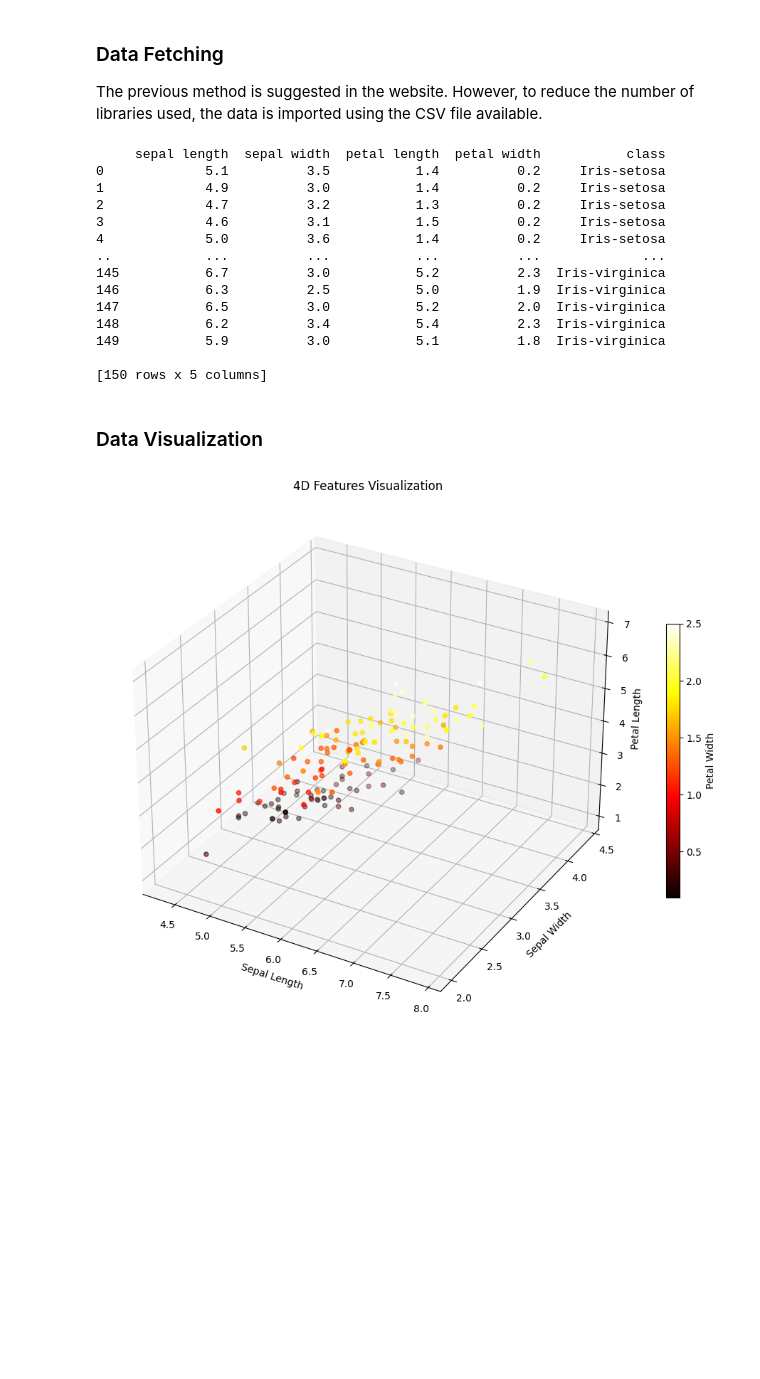
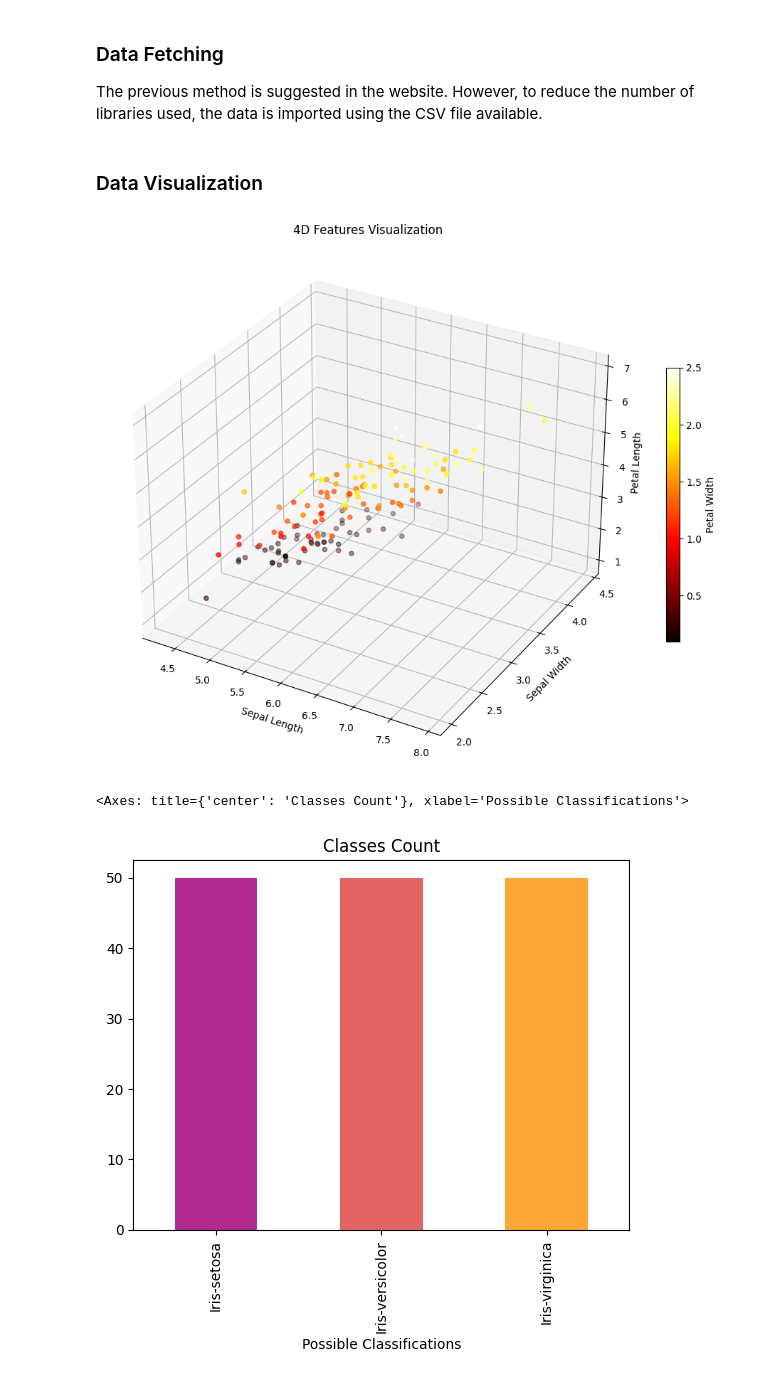
Before and after one commit to davidterroso/IrisClassifcation, a Jupyter notebook: IrisClassification.ipynb, the cells around one changed output. Saved outputs shown, nothing was run; the diff lists cells and outputs as text; code cells hidden in the pictures; blank space fills up the shorter version.

Commit message:
classes distribution visualization

```diff
--- a/IrisClassification.ipynb
+++ b/IrisClassification.ipynb
@@ -27,38 +27,27 @@ The previous method is suggested in the website. However, to reduce the number o
 # %%
 data_path = "data/data.csv"
 iris = pd.read_csv(data_path)
-
-print(iris)
-
 X = iris.iloc[:,0:iris.shape[1] - 1].to_numpy()
 y = iris.iloc[:,iris.shape[1] - 1].to_numpy()
-# %% [output]
-     sepal length  sepal width  petal length  petal width           class
-0             5.1          3.5           1.4          0.2     Iris-setosa
-1             4.9          3.0           1.4          0.2     Iris-setosa
-2             4.7          3.2           1.3          0.2     Iris-setosa
-3             4.6          3.1           1.5          0.2     Iris-setosa
-4             5.0          3.6           1.4          0.2     Iris-setosa
-..            ...          ...           ...          ...             ...
-145           6.7          3.0           5.2          2.3  Iris-virginica
-146           6.3          2.5           5.0          1.9  Iris-virginica
-147           6.5          3.0           5.2          2.0  Iris-virginica
-148           6.2          3.4           5.4          2.3  Iris-virginica
-149           5.9          3.0           5.1          1.8  Iris-virginica
-
-[150 rows x 5 columns]
 # %% [markdown]
 ### Data Visualization
 # %%
 fig = plt.figure(figsize=[12,10])
 ax = fig.add_subplot(projection='3d')
 img = ax.scatter(X[:,0], X[:,1], X[:,2], c=X[:,3], cmap=plt.hot())
 ax.set_title("4D Features Visualization")
 ax.set_xlabel('Sepal Length')
 ax.set_ylabel('Sepal Width')
 ax.set_zlabel('Petal Length')
 ax.zaxis.labelpad=0
 fig.colorbar(img, shrink=0.5, label="Petal Width")
 plt.show()
+
+classes_list = list(np.unique(y))
+classes_num = len(classes_list)
+color = mpl.colormaps['plasma'](np.linspace(.4, .8, classes_num))
+iris.iloc[:,-1].value_counts().plot(kind="bar", color=color, title="Classes Count", xlabel="Possible Classifications")
 # %% [output]
 [figure]
+<Axes: title={'center': 'Classes Count'}, xlabel='Possible Classifications'>
+[figure, added]
```
Also changed, not shown: parts of 2 cells of this notebook.
